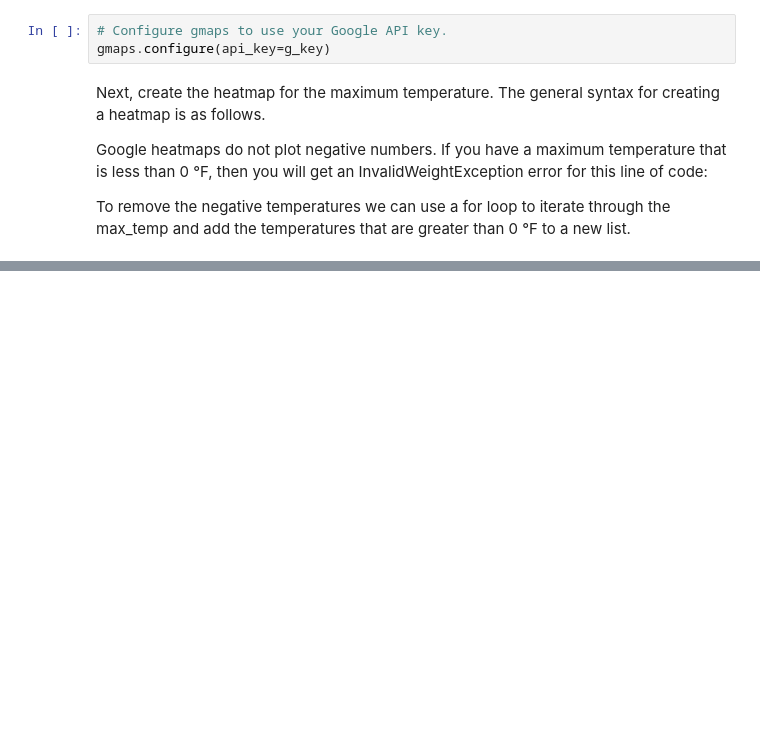
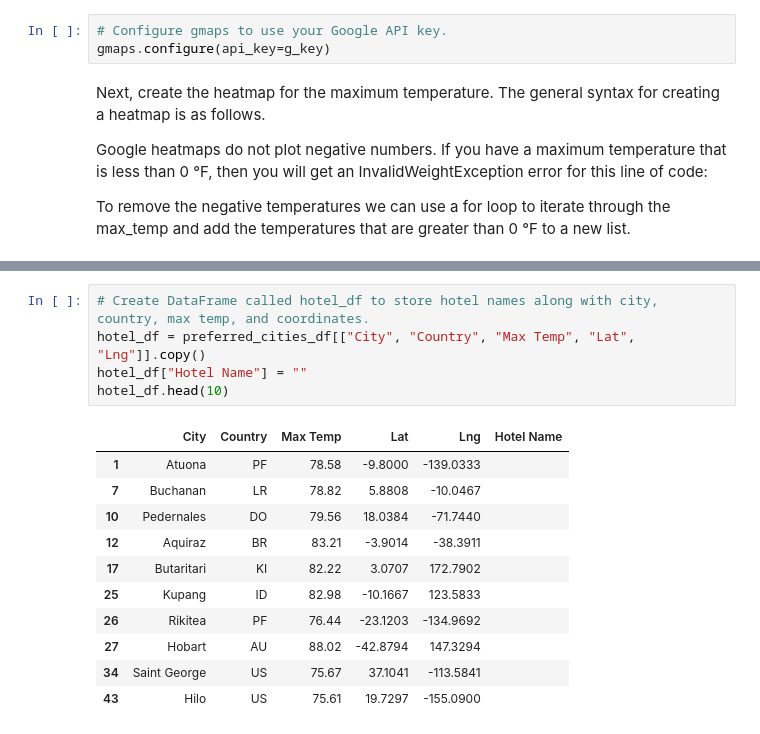
Before and after one commit to danielbrock4/APIs_PlanMyTrip_WeatherDataVisualiztion, a Jupyter notebook: VacationPy.ipynb, the cells around one changed output, grey strips where cells are left out. Drawn from its saved outputs; the diff is of its cells as text; blank space fills up the shorter version.

```diff
--- a/VacationPy.ipynb
+++ b/VacationPy.ipynb
@@ -81,0 +227,17 @@ fig
+# %%
+# Create DataFrame called hotel_df to store hotel names along with city, country, max temp, and coordinates.
+hotel_df = preferred_cities_df[["City", "Country", "Max Temp", "Lat", "Lng"]].copy()
+hotel_df["Hotel Name"] = ""
+hotel_df.head(10)
+# %% [output]
+|  | City | Country | Max Temp | Lat | Lng | Hotel Name |
+| 1 | Atuona | PF | 78.58 | -9.8000 | -139.0333 |  |
+| 7 | Buchanan | LR | 78.82 | 5.8808 | -10.0467 |  |
+| 10 | Pedernales | DO | 79.56 | 18.0384 | -71.7440 |  |
+| 12 | Aquiraz | BR | 83.21 | -3.9014 | -38.3911 |  |
+| 17 | Butaritari | KI | 82.22 | 3.0707 | 172.7902 |  |
+| 25 | Kupang | ID | 82.98 | -10.1667 | 123.5833 |  |
+| 26 | Rikitea | PF | 76.44 | -23.1203 | -134.9692 |  |
+| 27 | Hobart | AU | 88.02 | -42.8794 | 147.3294 |  |
+| 34 | Saint George | US | 75.67 | 37.1041 | -113.5841 |  |
+| 43 | Hilo | US | 75.61 | 19.7297 | -155.0900 |  |
```
Also changed, not shown: parts of 30 cells of this notebook, 5 other files.
